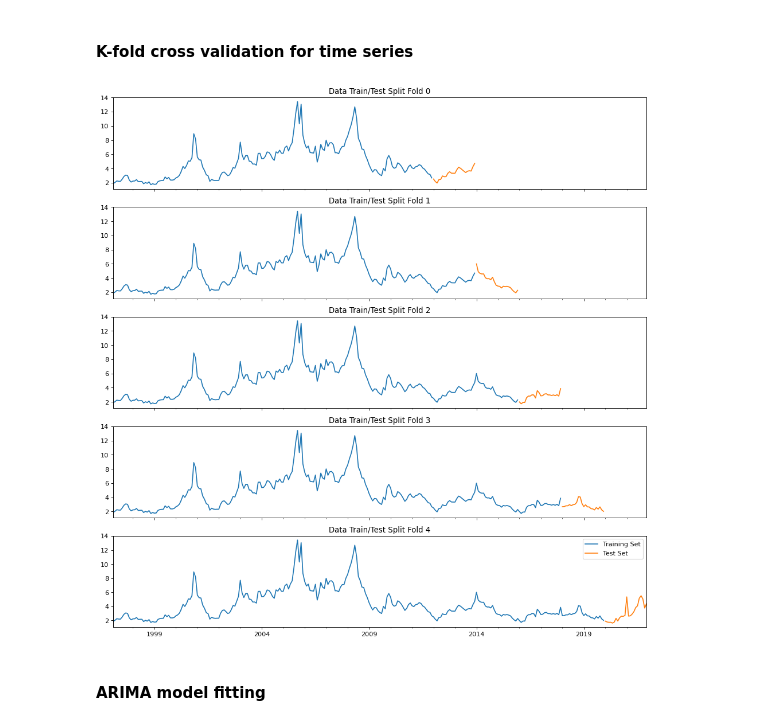
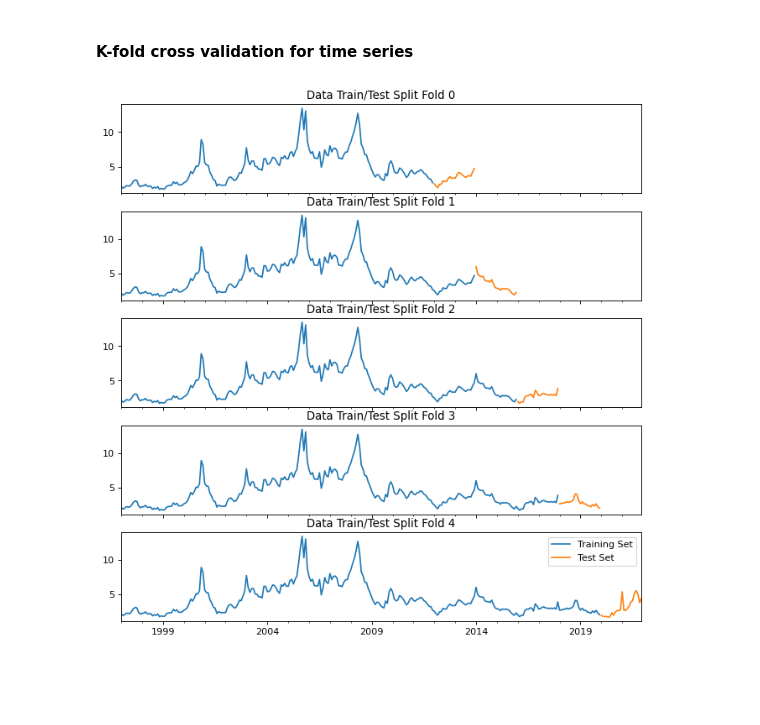
Before and after one commit to yahanxu/Team-2, a Jupyter notebook: Henry Hub price forecast code.ipynb, the cells around one changed output. Cells and saved outputs as stored; diff of their text form; code cells hidden in the pictures; blank space fills up the shorter version.

```diff
--- a/Henry Hub price forecast code.ipynb
+++ b/Henry Hub price forecast code.ipynb
@@ -684,0 +745,4 @@ Covariance estimator: robust
+# %%
+train, test = ts.loc[ts.index <= '2016-12-31'], ts.loc[ts.index >= '2017-01-01']
+arima_model = auto_arima(train, start_p=0, d=None, start_q=0, max_p=5, max_d=5, max_q=5)
+arima_model.summary()
@@ -703,21 +786,20 @@ features_units_mapping = {
 # %%
 tss = TimeSeriesSplit(n_splits=5, test_size=24)
 
-fig, axs = plt.subplots(5, 1, figsize=(15, 15), sharex=True)
+fig, axs = plt.subplots(5, 1, figsize=(10, 10), sharex=True)
 
 fold = 0
 for train_idx, val_idx in tss.split(df_norm):
     train = df_norm.iloc[train_idx]
     test = df_norm.iloc[val_idx]
     train['next_month_HH_spot_price'].plot(ax=axs[fold],
                           label='Training Set',
                           title=f'Data Train/Test Split Fold {fold}')
     test['next_month_HH_spot_price'].plot(ax=axs[fold],
                          label='Test Set')
     fold += 1
 plt.legend()
+plt.savefig('ts_kfold.jpg', bbox_inches='tight')
 plt.show()
 # %% [output]
-[figure, old version]
+[figure, new version]
-# %% [markdown]
-#### ARIMA model fitting
```
Also changed, not shown: parts of 27 cells of this notebook.
